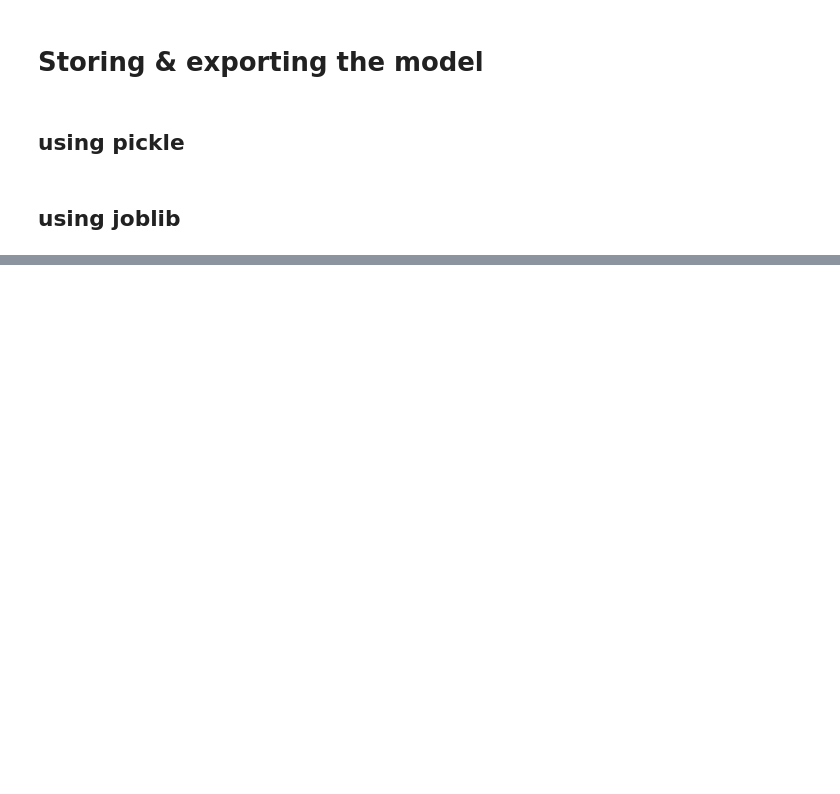
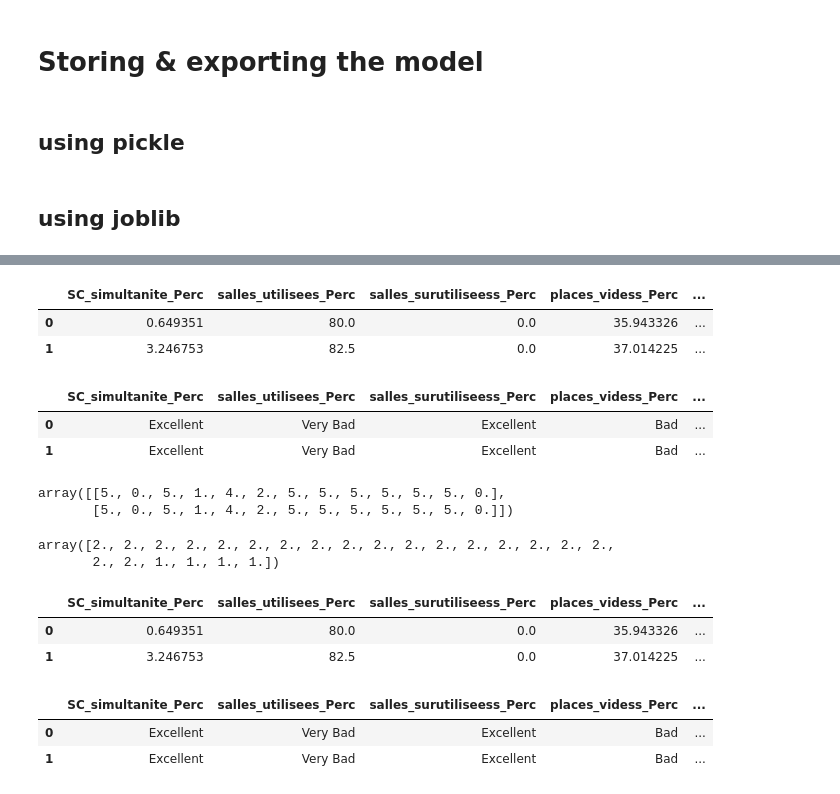
Before and after one commit to ubmagh/ML-journey, a Jupyter notebook: smart_planning/v3-classification/v3-classification.ipynb, the cells around one changed output, grey strips where cells are left out. Cells and saved outputs as stored; diff of their text form; code cells hidden in the pictures; blank space fills up the shorter version.

```diff
--- a/smart_planning/v3-classification/v3-classification.ipynb
+++ b/smart_planning/v3-classification/v3-classification.ipynb
@@ -960,0 +1060,45 @@ loaded_model = joblib.load("model1.sav")
+# %%
+features_num = dd.iloc[:,2:15]
+features_num.iloc[:,12]="Very Bad"
+features_num.head(2)
+# %% [output]
+|  | SC_simultanite_Perc | salles_utilisees_Perc | salles_surutiliseess_Perc | places_videss_Perc | ... |
+| 0 | 0.649351 | 80.0 | 0.0 | 35.943326 | ... |
+| 1 | 3.246753 | 82.5 | 0.0 | 37.014225 | ... |
+# %%
+feature_appr = features_num.copy()
+cols = features_num.columns
+for i in range( len(feature_appr) ):
+    feature_appr.iloc[i,0], feature_appr.iloc[i,1], feature_appr.iloc[i,2], feature_appr.iloc[i,3], feature_appr.iloc[i,4], feature_appr.iloc[i,5], feature_appr.iloc[i,6], feature_appr.iloc[i,7], feature_appr.iloc[i,8], feature_appr.iloc[i,9], feature_appr.iloc[i,10], feature_appr.iloc[i,11]= to_multi_classification_df( list( features_num.iloc[i,:] ) )
+feature_appr.head(2)
+# %% [output]
+|  | SC_simultanite_Perc | salles_utilisees_Perc | salles_surutiliseess_Perc | places_videss_Perc | ... |
+| 0 | Excellent | Very Bad | Excellent | Bad | ... |
+| 1 | Excellent | Very Bad | Excellent | Bad | ... |
+# %%
+feature_appr = ordinal_encoder.transform( feature_appr )
+feature_appr[:2,:]
+# %% [output]
+array([[5., 0., 5., 1., 4., 2., 5., 5., 5., 5., 5., 5., 0.],
+       [5., 0., 5., 1., 4., 2., 5., 5., 5., 5., 5., 5., 0.]])
+# %%
+apprs = best_model_yet.predict( feature_appr[:,:12] )
+apprs
+# %% [output]
+array([2., 2., 2., 2., 2., 2., 2., 2., 2., 2., 2., 2., 2., 2., 2., 2., 2.,
+       2., 2., 1., 1., 1., 1.])
+# %%
+features_num.iloc[:,12] = apprs
+features_num.head(2)
+# %% [output]
+|  | SC_simultanite_Perc | salles_utilisees_Perc | salles_surutiliseess_Perc | places_videss_Perc | ... |
+| 0 | 0.649351 | 80.0 | 0.0 | 35.943326 | ... |
+| 1 | 3.246753 | 82.5 | 0.0 | 37.014225 | ... |
+# %%
+for i in range( len(feature_appr) ):
+    features_num.iloc[i,0], features_num.iloc[i,1], features_num.iloc[i,2], features_num.iloc[i,3], features_num.iloc[i,4], features_num.iloc[i,5], features_num.iloc[i,6], features_num.iloc[i,7], features_num.iloc[i,8], features_num.iloc[i,9], features_num.iloc[i,10], features_num.iloc[i,11], features_num.iloc[i,12]= to_multi_classification_df( list( features_num.iloc[i,:] ) )
+features_num.head(2)
+# %% [output]
+|  | SC_simultanite_Perc | salles_utilisees_Perc | salles_surutiliseess_Perc | places_videss_Perc | ... |
+| 0 | Excellent | Very Bad | Excellent | Bad | ... |
+| 1 | Excellent | Very Bad | Excellent | Bad | ... |
```
Also changed, not shown: parts of 25 cells of this notebook, 9 other files.
